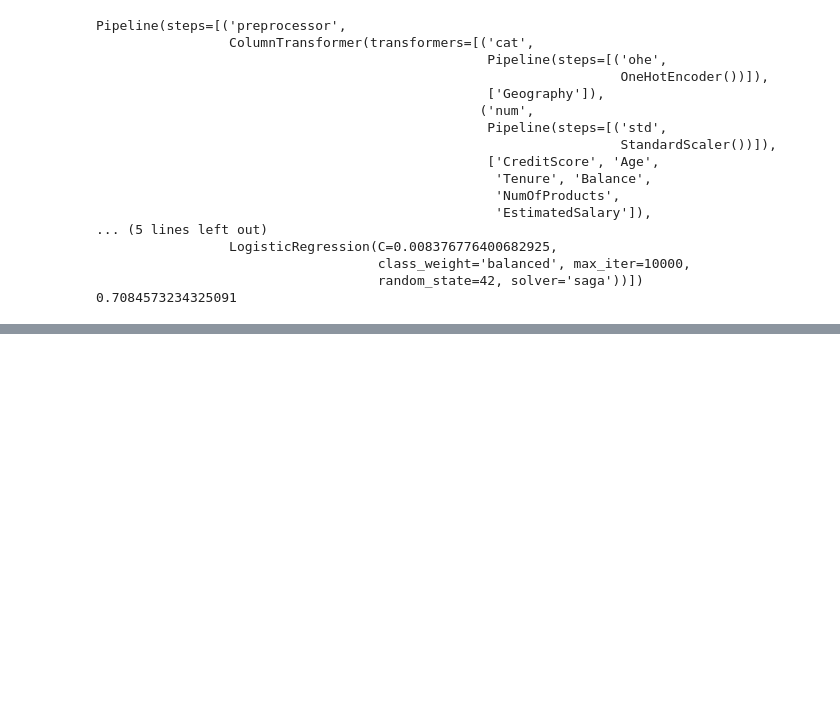
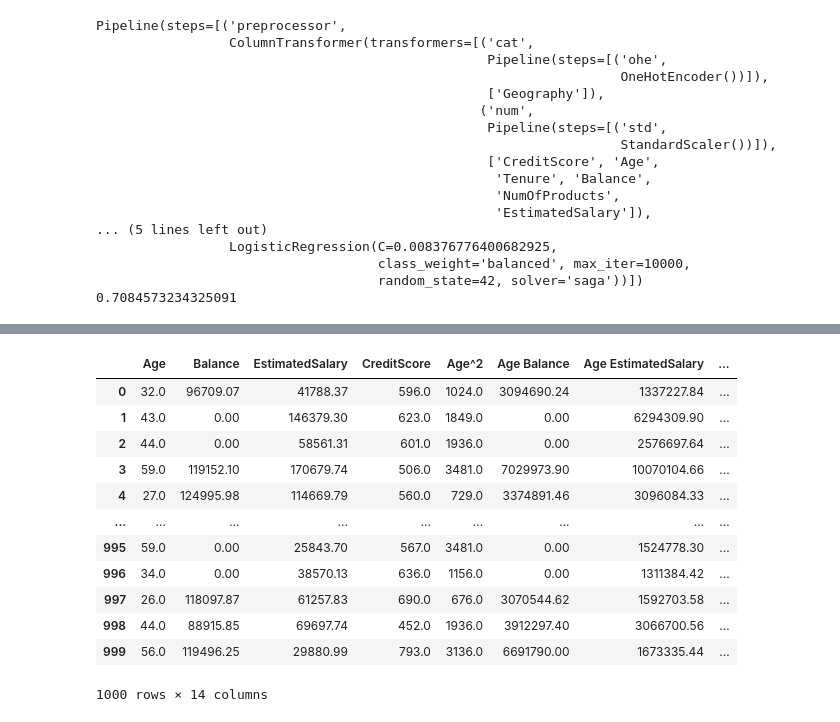
Before and after one commit to M-Grzymowicz/Banking-Customer-Churn---Analysis-and-Prediction, a Jupyter notebook: banking.ipynb, the cells around one changed output, grey strips where cells are left out. Cells and saved outputs as stored; diff of their text form; code cells hidden in the pictures; blank space fills up the shorter version.

```diff
--- a/banking.ipynb
+++ b/banking.ipynb
@@ -1140,0 +1481,29 @@ Pipeline(steps=[('preprocessor',
+# %%
+# Wybór kolumn dla polynomial features
+selected_features = features_test_cleaned[polynomial_columnes]
+
+# Przekształcenie danych za pomocą selected_num_pipe
+poly_features = selected_num_pipe.fit_transform(selected_features)
+
+# Pobranie nazw nowych kolumn
+poly_feature_names = selected_num_pipe.named_steps['poly'].get_feature_names_out(polynomial_columnes)
+
+# Tworzenie DataFrame z przekształconymi danymi
+poly_df = pd.DataFrame(poly_features, columns=poly_feature_names)
+
+# Wyświetlenie DataFrame z polynomial features
+display(poly_df)
+# %% [output]
+|  | Age | Balance | EstimatedSalary | CreditScore | Age^2 | Age Balance | Age EstimatedSalary | ... |
+| 0 | 32.0 | 96709.07 | 41788.37 | 596.0 | 1024.0 | 3094690.24 | 1337227.84 | ... |
+| 1 | 43.0 | 0.00 | 146379.30 | 623.0 | 1849.0 | 0.00 | 6294309.90 | ... |
+| 2 | 44.0 | 0.00 | 58561.31 | 601.0 | 1936.0 | 0.00 | 2576697.64 | ... |
+| 3 | 59.0 | 119152.10 | 170679.74 | 506.0 | 3481.0 | 7029973.90 | 10070104.66 | ... |
+| 4 | 27.0 | 124995.98 | 114669.79 | 560.0 | 729.0 | 3374891.46 | 3096084.33 | ... |
+| ... | ... | ... | ... | ... | ... | ... | ... | ... |
+| 995 | 59.0 | 0.00 | 25843.70 | 567.0 | 3481.0 | 0.00 | 1524778.30 | ... |
+| 996 | 34.0 | 0.00 | 38570.13 | 636.0 | 1156.0 | 0.00 | 1311384.42 | ... |
+| 997 | 26.0 | 118097.87 | 61257.83 | 690.0 | 676.0 | 3070544.62 | 1592703.58 | ... |
+| 998 | 44.0 | 88915.85 | 69697.74 | 452.0 | 1936.0 | 3912297.40 | 3066700.56 | ... |
+| 999 | 56.0 | 119496.25 | 29880.99 | 793.0 | 3136.0 | 6691790.00 | 1673335.44 | ... |
+1000 rows × 14 columns
```
Also changed, not shown: parts of 24 cells of this notebook.
